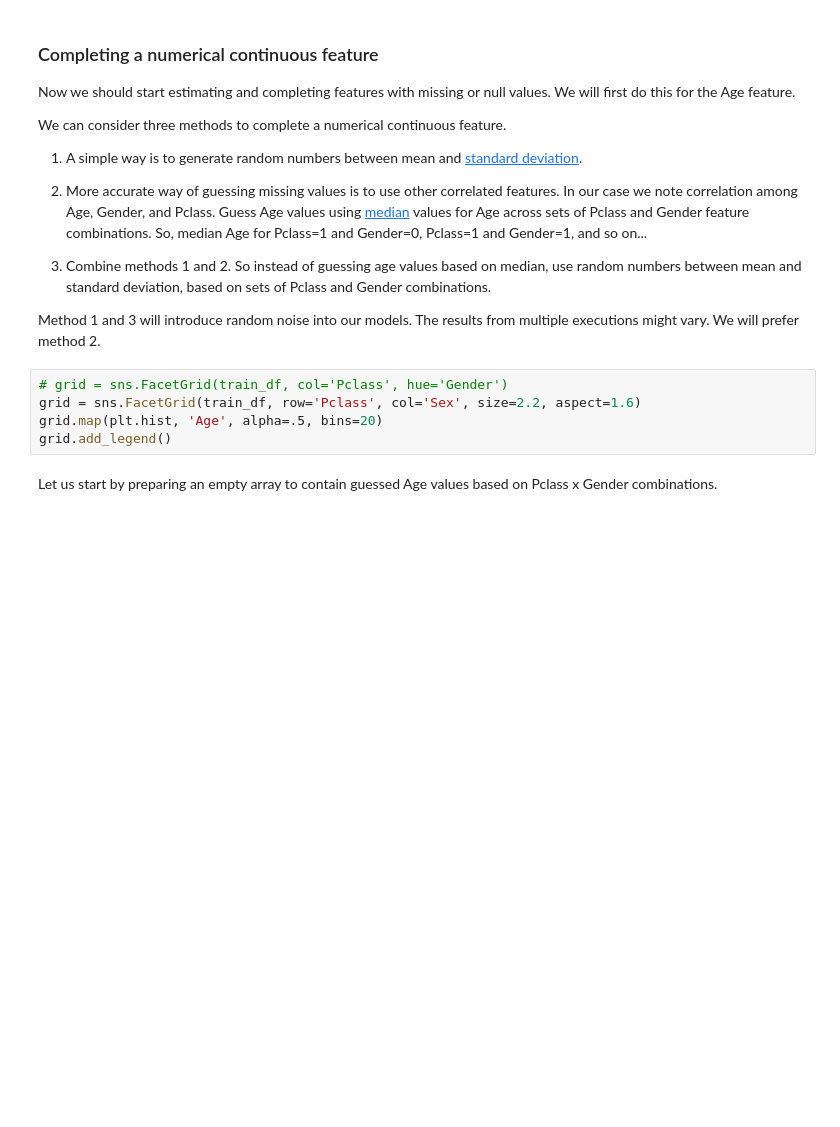
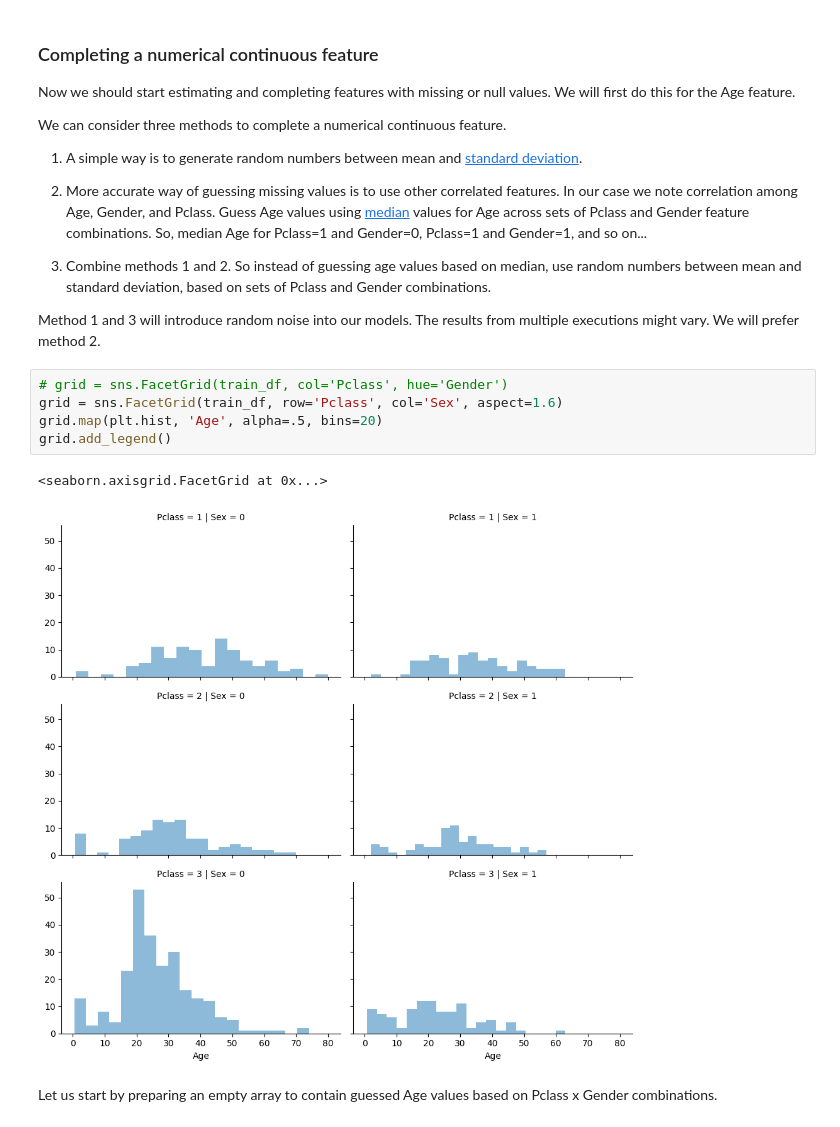
Before and after one commit to sqVish99/DM_Assignment1, a Jupyter notebook: Titanic_Data_Science_Solutions.ipynb, the cells around one changed output. Saved outputs shown, nothing was run; the diff lists cells and outputs as text; blank space fills up the shorter version.

```diff
--- a/Titanic_Data_Science_Solutions.ipynb
+++ b/Titanic_Data_Science_Solutions.ipynb
@@ -493,9 +650,12 @@ We can consider three methods to complete a numerical continuous feature.
 Method 1 and 3 will introduce random noise into our models. The results from multiple executions might vary. We will prefer method 2.
 # %%
 # grid = sns.FacetGrid(train_df, col='Pclass', hue='Gender')
-grid = sns.FacetGrid(train_df, row='Pclass', col='Sex', size=2.2, aspect=1.6)
+grid = sns.FacetGrid(train_df, row='Pclass', col='Sex', aspect=1.6)
 grid.map(plt.hist, 'Age', alpha=.5, bins=20)
 grid.add_legend()
+# %% [output]
+<seaborn.axisgrid.FacetGrid at 0x...>
+[figure, added]
 # %% [markdown]
 Let us start by preparing an empty array to contain guessed Age values based on Pclass x Gender combinations.
 # %%
```
Also changed, not shown: parts of 49 cells of this notebook.
